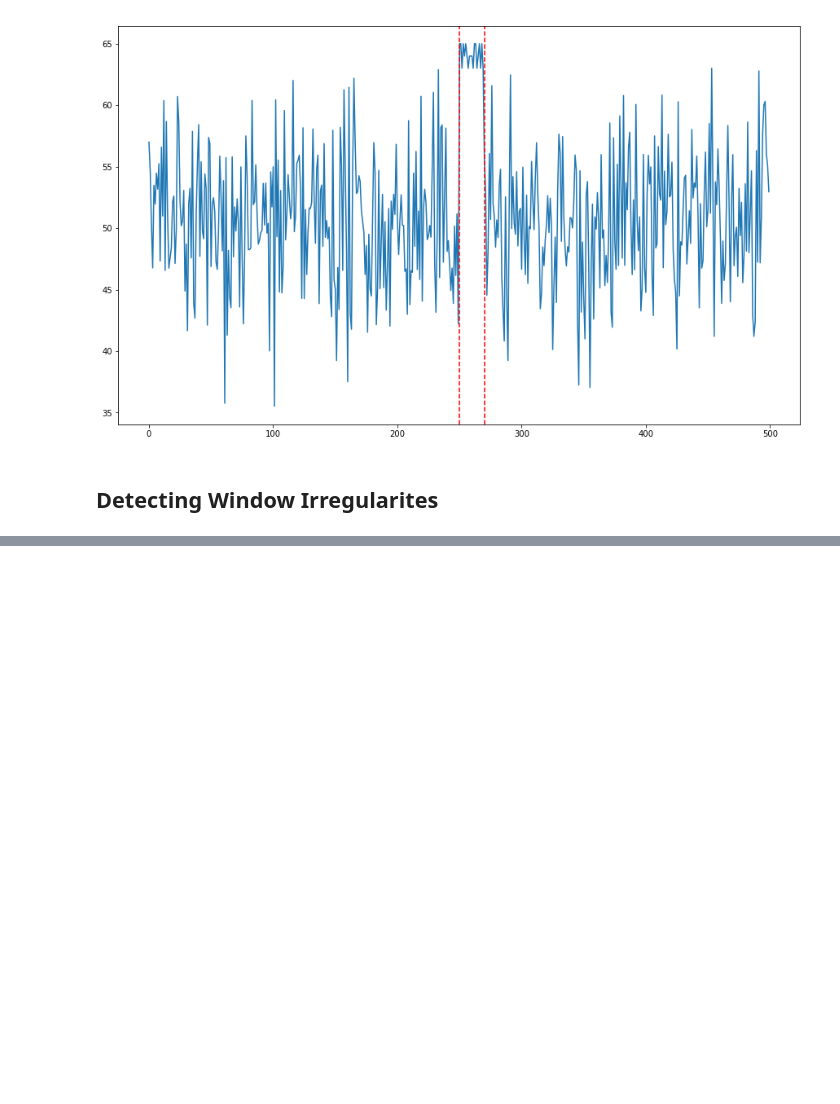
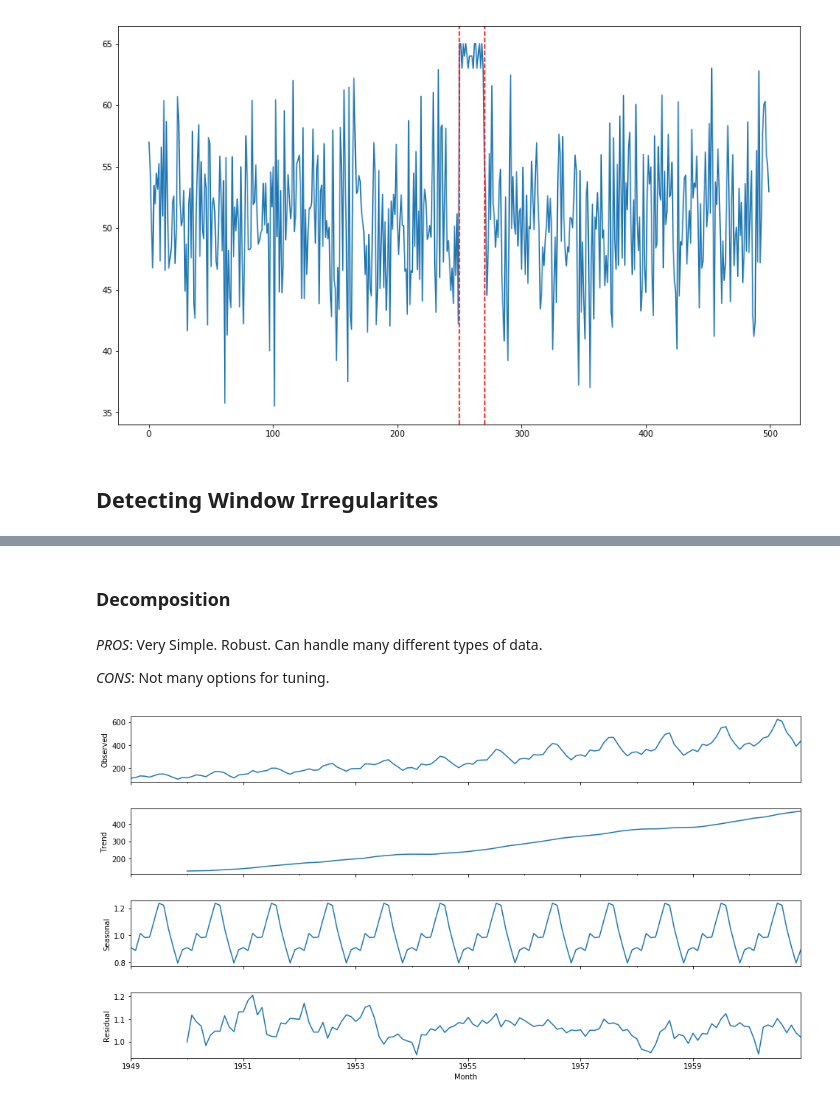
Before and after one commit to mbeale/time_series, a Jupyter notebook: Anomaly Detection.ipynb, the cells around one changed output, grey strips where cells are left out. Saved outputs shown, nothing was run; the diff lists cells and outputs as text; code cells hidden in the pictures; blank space fills up the shorter version.

```diff
--- a/Anomaly Detection.ipynb
+++ b/Anomaly Detection.ipynb
@@ -125,0 +184,13 @@ There can be windows within the series where the mean and deviation change too m
+# %% [markdown]
+### Decomposition
+# %% [markdown]
+*PROS*: Very Simple.  Robust.  Can handle many different types of data.
+
+*CONS*: Not many options for tuning.
+# %%
+air = pd.read_csv('data/international-airline-passengers.csv', header=0, index_col=0, parse_dates=[0])
+d = smt.seasonal_decompose(air, model='multiplicative', two_sided=False) #use multiplicative because the amplitude is increasing
+fig = d.plot()
+fig.set_size_inches(15,8)
+# %% [output]
+[figure, added]
```
Also changed, not shown: parts of 36 cells of this notebook, 3 other files.
